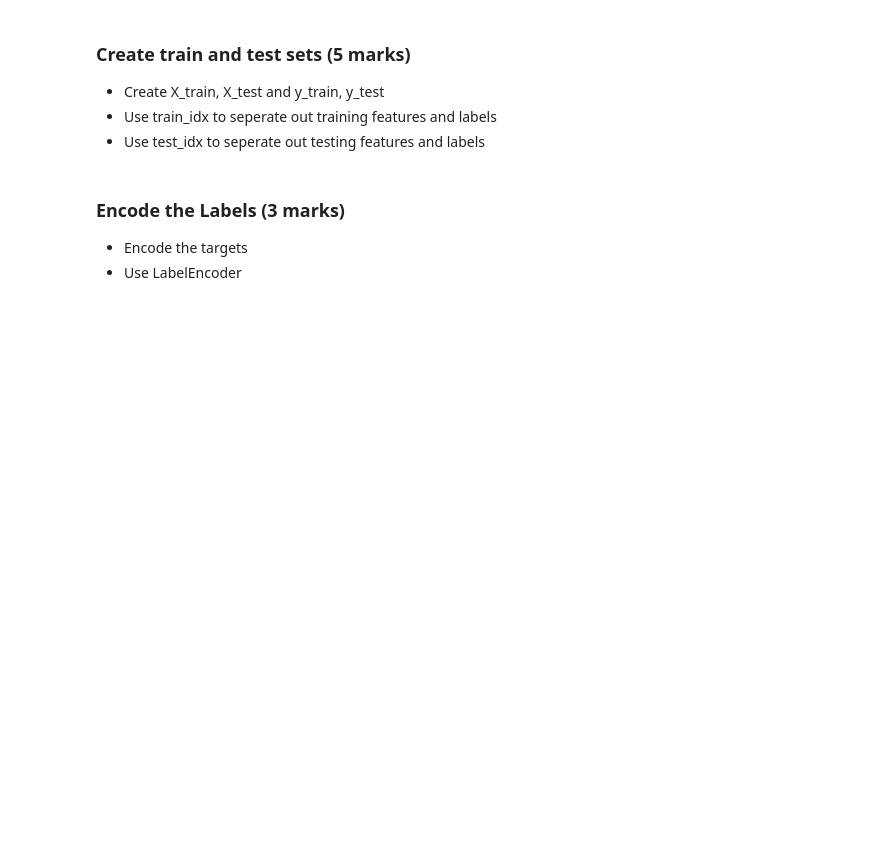
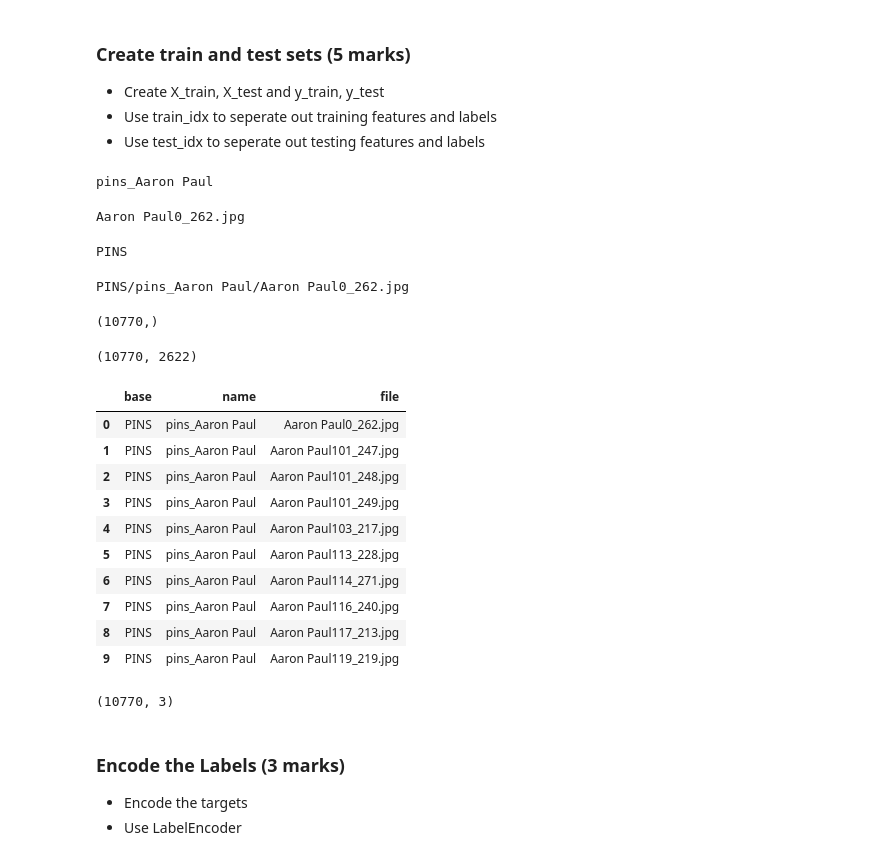
Before and after one commit to glaiml/prj10-cv-object-recognition, a Jupyter notebook: VGK-FaceRecognition-Questions-Project-CV-AIMLOnline.ipynb, the cells around one changed output. Drawn from its saved outputs; the diff is of its cells as text; code cells hidden in the pictures; blank space fills up the shorter version.

```diff
--- a/VGK-FaceRecognition-Questions-Project-CV-AIMLOnline.ipynb
+++ b/VGK-FaceRecognition-Questions-Project-CV-AIMLOnline.ipynb
@@ -307,8 +353,52 @@ show_pair(2, 180)
 - Create X_train, X_test and y_train, y_test
 - Use train_idx to seperate out training features and labels
 - Use test_idx to seperate out testing features and labels
+# %%
+print(metadata[0].name)
+# %% [output]
+pins_Aaron Paul
+# %%
+print(metadata[0].file)
+# %% [output]
+Aaron Paul0_262.jpg
+# %%
+print(metadata[0].base)
+# %% [output]
+PINS
+# %%
+print(metadata[0].image_path())
+# %% [output]
+PINS/pins_Aaron Paul/Aaron Paul0_262.jpg
+# %%
+metadata.shape
+# %% [output]
+(10770,)
+# %%
+np.shape(embeddings)
+# %% [output]
+(10770, 2622)
 # %%
-train_idx = np.arange(metadata.shape[0]) % 9 != 0
-test_idx = np.arange(metadata.shape[0]) % 9 == 0
+#train_idx = np.arange(metadata.shape[0]) % 9 != 0
+#test_idx = np.arange(metadata.shape[0]) % 9 == 0
 
-#### Add your code here ####
+##Split into training and test set
+import pandas as pd
+
+metadata_panda = pd.DataFrame.from_records([m.to_dict() for m in metadata])
+metadata_panda.head(10)
+# %% [output]
+|  | base | name | file |
+| 0 | PINS | pins_Aaron Paul | Aaron Paul0_262.jpg |
+| 1 | PINS | pins_Aaron Paul | Aaron Paul101_247.jpg |
+| 2 | PINS | pins_Aaron Paul | Aaron Paul101_248.jpg |
+| 3 | PINS | pins_Aaron Paul | Aaron Paul101_249.jpg |
+| 4 | PINS | pins_Aaron Paul | Aaron Paul103_217.jpg |
+| 5 | PINS | pins_Aaron Paul | Aaron Paul113_228.jpg |
+| 6 | PINS | pins_Aaron Paul | Aaron Paul114_271.jpg |
+| 7 | PINS | pins_Aaron Paul | Aaron Paul116_240.jpg |
+| 8 | PINS | pins_Aaron Paul | Aaron Paul117_213.jpg |
+| 9 | PINS | pins_Aaron Paul | Aaron Paul119_219.jpg |
+# %%
+metadata_panda.shape
+# %% [output]
+(10770, 3)
```
Also changed, not shown: parts of 37 cells of this notebook.
